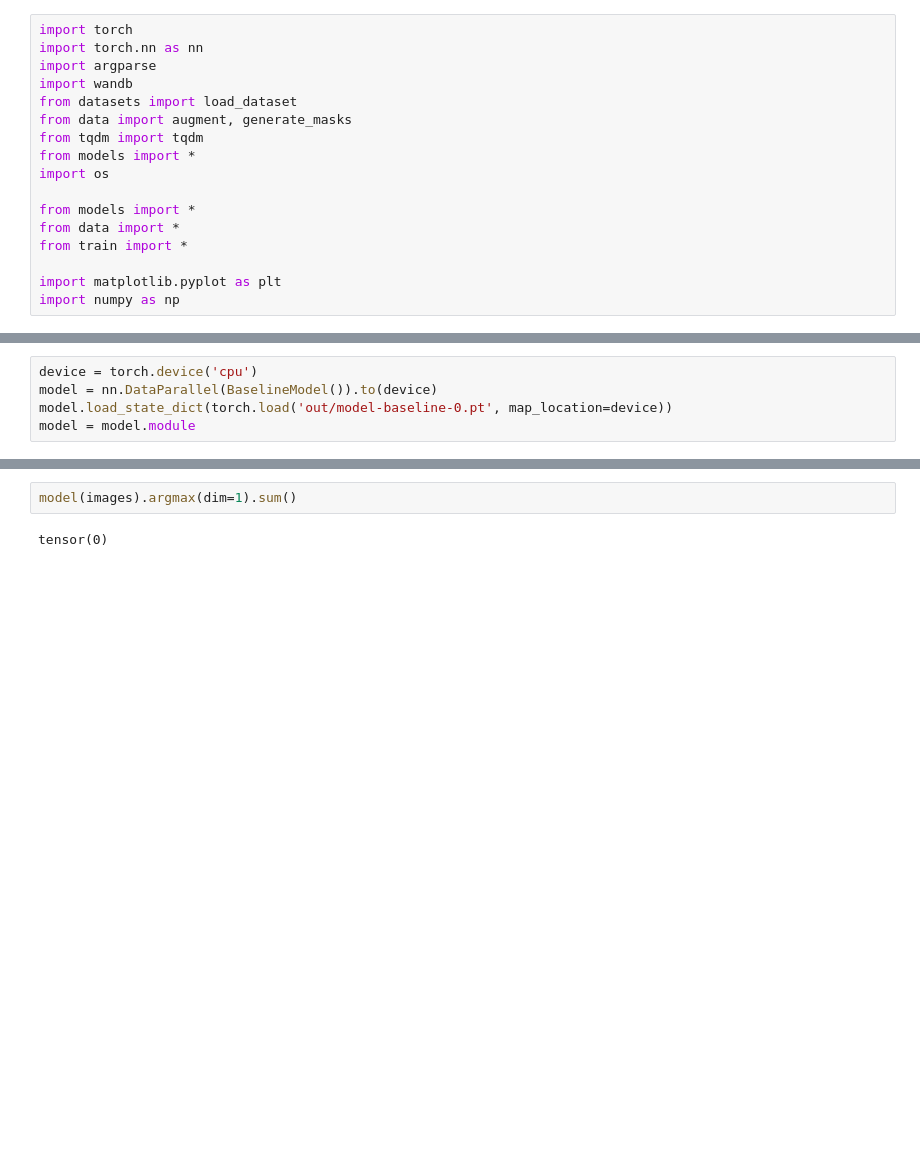
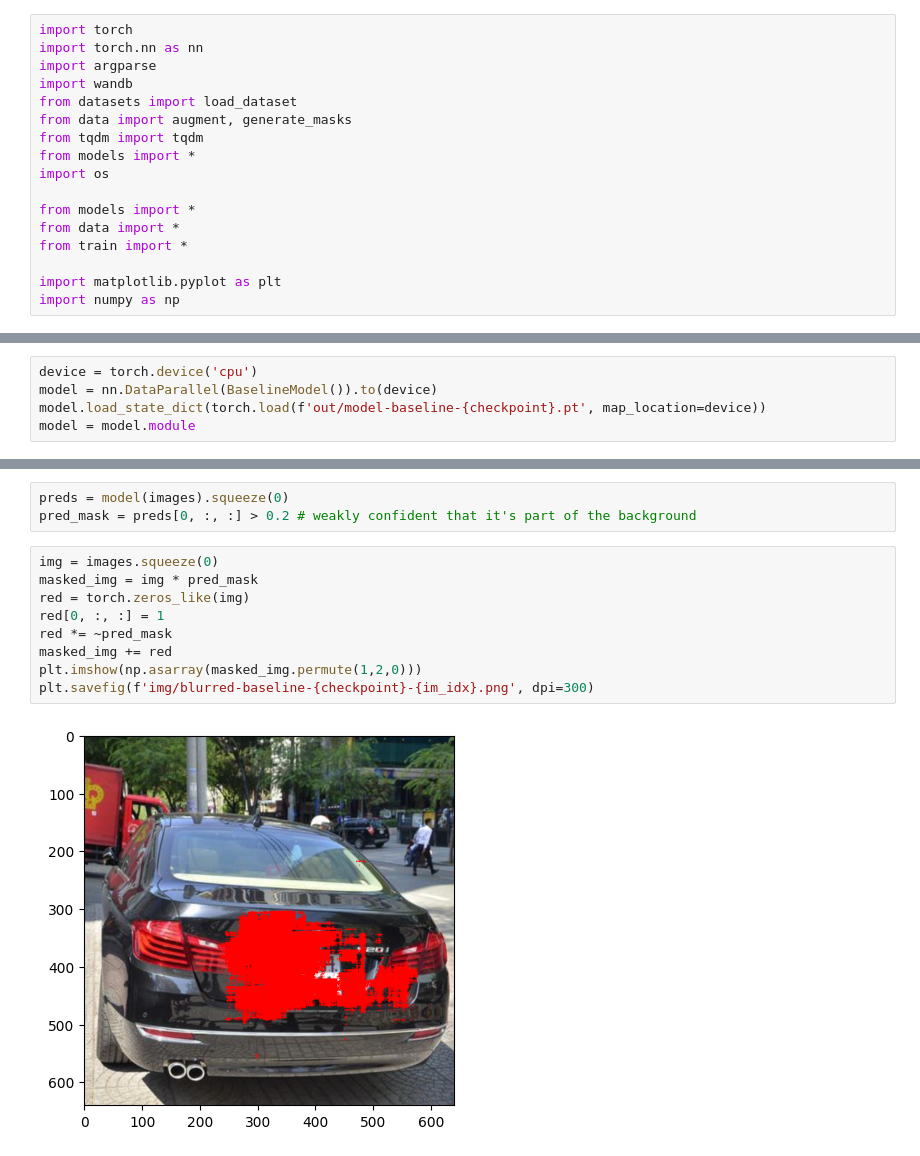
Before and after one commit to parthsarin/cs231n-final-project, a Jupyter notebook: experiment.ipynb, the cells around one changed output, grey strips where cells are left out. Saved outputs shown, nothing was run; the diff lists cells and outputs as text; blank space fills up the shorter version.

```diff
--- a/experiment.ipynb
+++ b/experiment.ipynb
@@ -30,7 +32,7 @@ plt.imshow(np.asarray(batch[0][0].permute(1,2,0)))
 # %%
 device = torch.device('cpu')
 model = nn.DataParallel(BaselineModel()).to(device)
-model.load_state_dict(torch.load('out/model-baseline-0.pt', map_location=device))
+model.load_state_dict(torch.load(f'out/model-baseline-{checkpoint}.pt', map_location=device))
 model = model.module
 # %%
 images = torch.stack([img for img, _ in batch]).to(device)
@@ -40,4 +40,14 @@ TypeError: stack(): argument 'tensors' (position 1) must be tuple of Tensors, no
 # %%
-model(images).argmax(dim=1).sum()
+preds = model(images).squeeze(0)
+pred_mask = preds[0, :, :] > 0.2 # weakly confident that it's part of the background
-# %% [output]
-tensor(0)
+# %%
+img = images.squeeze(0)
+masked_img = img * pred_mask
+red = torch.zeros_like(img)
+red[0, :, :] = 1
+red *= ~pred_mask
+masked_img += red
+plt.imshow(np.asarray(masked_img.permute(1,2,0)))
+plt.savefig(f'img/blurred-baseline-{checkpoint}-{im_idx}.png', dpi=300)
+# %% [output]
+[figure, added]
```
Also changed, not shown: parts of 4 cells of this notebook, 6 other files.
